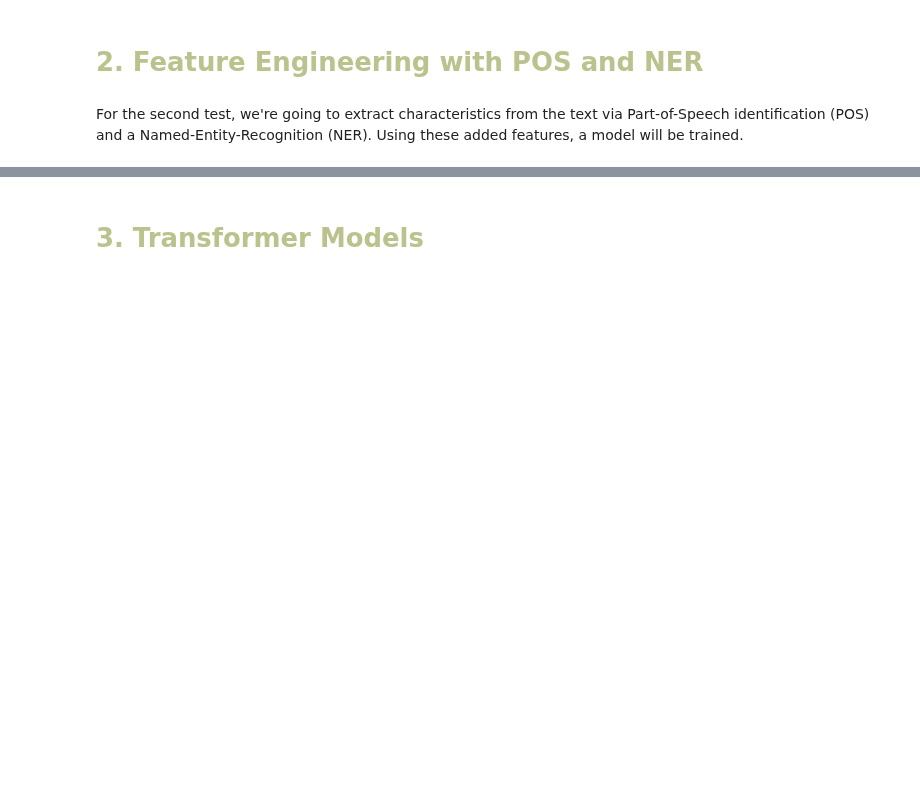
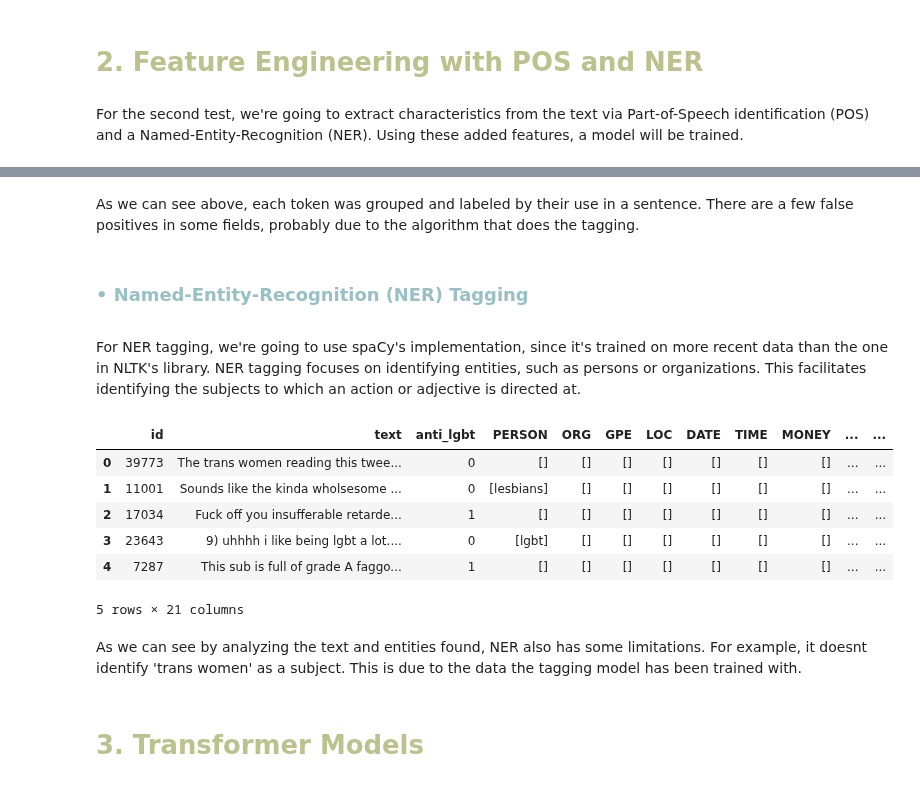
Before and after one commit to aiko-isnt-ded/text-mining-projects, a Jupyter notebook: 3Sentiment_Analysis_2_Electric_Boogaloo/proj3_nlp.ipynb, the cells around one changed output, grey strips where cells are left out. Cells and saved outputs as stored; diff of their text form; code cells hidden in the pictures; blank space fills up the shorter version.

Commit message:
pos and ner tags. i didnt concatenate them to a single df

```diff
--- a/3Sentiment_Analysis_2_Electric_Boogaloo/proj3_nlp.ipynb
+++ b/3Sentiment_Analysis_2_Electric_Boogaloo/proj3_nlp.ipynb
@@ -197,3 +192,0 @@ def pos(text: str):
-# %%
-df['POS'] = df['text'].apply(pos)
-df.head()
@@ -215,3 +192,0 @@ def ner(text: str):
-# %%
-df['NER'] = df['text'].apply(ner)
-df.head()
@@ -225,3 +243,47 @@ df.head()
+# %% [markdown]
+As we can see above, each token was grouped and labeled by their use in a sentence. There are a few false positives in some fields, probably due to the algorithm that does the tagging.
+# %% [markdown]
+### <p style="color: #99c0c4">**• Named-Entity-Recognition (NER) Tagging**</p>
+# %% [markdown]
+For NER tagging, we're going to use spaCy's implementation, since it's trained on more recent data than the one in NLTK's library. NER tagging focuses on identifying entities, such as persons or organizations. This facilitates identifying the subjects to which an action or adjective is directed at.
+# %%
+# Load spaCy’s English model, medium size
+nlp = spacy.load("en_core_web_md")
+
+def extract_spacy_ner(text):
+    doc = nlp(text)
+    entities = {}
+
+    for ent in doc.ents:
+        entities.setdefault(ent.label_, []).append(ent.text.lower())
+
+    # Normalize keys for dataframe consistency
+    all_labels = ['PERSON', 'ORG', 'GPE', 'LOC', 'DATE', 'TIME', 'MONEY', 'PERCENT', 'EVENT', 'NORP', 'PRODUCT']
+    for label in all_labels:
+        entities.setdefault(label, [])
+    return entities
+
+# Create dataframe for NER tagging
+def create_spacy_ner_dataframe(df, text_column='text'):
+    ner_data = df[text_column].apply(extract_spacy_ner)
+    ner_df = pd.DataFrame(ner_data.tolist())
+    return pd.concat([df.reset_index(drop=True), ner_df], axis=1)
+
+# Apply the NER tagging
+df_ner = create_spacy_ner_dataframe(df, text_column='text')
+# %%
+df_ner.to_csv('processed/ner_tags.csv')
+df_ner.head()
+# %% [output]
+|  | id | text | anti_lgbt | PERSON | ORG | GPE | LOC | DATE | TIME | MONEY | ... | ... |
+| 0 | 39773 | The trans women reading this twee... | 0 | [] | [] | [] | [] | [] | [] | [] | ... | ... |
+| 1 | 11001 | Sounds like the kinda wholsesome ... | 0 | [lesbians] | [] | [] | [] | [] | [] | [] | ... | ... |
+| 2 | 17034 | Fuck off you insufferable retarde... | 1 | [] | [] | [] | [] | [] | [] | [] | ... | ... |
+| 3 | 23643 | 9) uhhhh i like being lgbt a lot.... | 0 | [lgbt] | [] | [] | [] | [] | [] | [] | ... | ... |
+| 4 | 7287 | This sub is full of grade A faggo... | 1 | [] | [] | [] | [] | [] | [] | [] | ... | ... |
+5 rows × 21 columns
+# %% [markdown]
+As we can see by analyzing the text and entities found, NER also has some limitations. For example, it doesnt identify 'trans women' as a subject. This is due to the data the tagging model has been trained with.
 # %% [markdown]
 # <font color= #bbc28d> **3. Transformer Models** </font>
 # %% [markdown]
```
Also changed, not shown: parts of 10 cells of this notebook, 2 other files.
